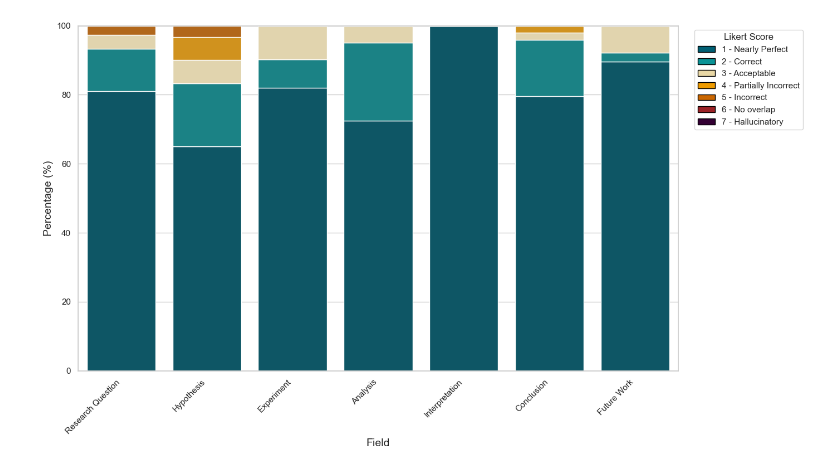
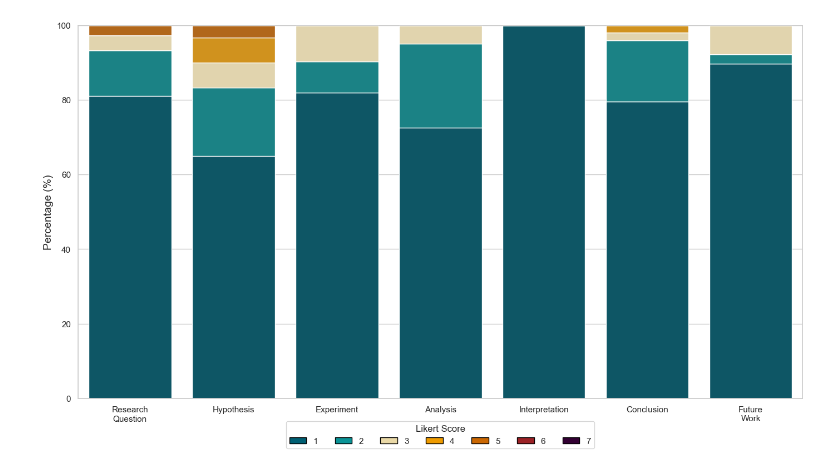
Before and after one commit to thijssnelleman/automated-reproducibility, a Jupyter notebook: likert_scale.ipynb, the cells around one changed output. Saved outputs shown, nothing was run; the diff lists cells and outputs as text; code cells hidden in the pictures.

```diff
--- a/likert_scale.ipynb
+++ b/likert_scale.ipynb
@@ -14,30 +14,30 @@ df = pd.read_csv(file_path)
 # 1. Map original field names to new, shorter names, grouping suggestions
 #    into 'Future Work'.
 field_mapping = {
-    'Research Question Likert Score': 'Research Question',
+    'Research Question Likert Score': 'Research\nQuestion',
     'Hypothesis Likert Score': 'Hypothesis',
     'Experiment Description Likert Score': 'Experiment',
     'Analysis Likert Score': 'Analysis',
     'Interpretation Likert Score': 'Interpretation',
     'Conclusion Likert Score': 'Conclusion',
-    'Suggested Research Question Likert Score': 'Future Work',
-    'Suggested Hypothesis Likert Score': 'Future Work'
+    'Suggested Research Question Likert Score': 'Future\nWork',
+    'Suggested Hypothesis Likert Score': 'Future\nWork'
 }
-df['field'] = df['field'].map(field_mapping)
+df['section'] = df['section'].map(field_mapping)
 
 # 2. Define the desired order for the fields
 field_order = [
-    'Research Question',
+    'Research\nQuestion',
     'Hypothesis',
     'Experiment',
     'Analysis',
     'Interpretation',
     'Conclusion',
-    'Future Work'
+    'Future\nWork'
 ]
 
-# Create a cross-tabulation to count occurrences of each Likert 'value' for each 'field'
-counts_df = pd.crosstab(df['field'], df['value'])
+# Create a cross-tabulation to count occurrences of each Likert 'value' for each 'section'
+counts_df = pd.crosstab(df['section'], df['value'])
 
 # 3. Reorder the DataFrame according to the specified field_order
 #    and ensure all Likert values (1-7) are present as columns.
@@ -56,7 +56,6 @@ plt.figure(figsize=(14, 8))
 # The `bottom` parameter is updated in each iteration to stack the bars
 bottom = pd.Series([0.0] * len(percentages_df), index=percentages_df.index)
 
-# 4. Use a softer, perceptually uniform Green-to-Red color palette
 # 4. Use a distinct, perceptually uniform Green-to-Red color palette
 colors = [
     "#005f73",  # 1: Deep Ocean Blue/Teal (Highly distinct from 2)
@@ -67,13 +66,6 @@ colors = [
     "#9b2226",  # 6: Maroon
     "#330033"   # 7: Dark Purple
 ]
-
-# --- Build color map (green → red) ---
-# import numpy as np
-# scores = [1,2,3,4,5,6,7]
-# norm_vals = (np.array(scores) - min(scores)) / (max(scores) - min(scores))
-# colors = plt.cm.RdYlGn_r(norm_vals)
-
 
 for i, col in enumerate(percentages_df.columns):
     ax = sns.barplot(
@@ -88,40 +80,37 @@ for i, col in enumerate(percentages_df.columns):
 
 # --- Formatting and Labels ---
 
 # Add titles and labels for clarity
 #ax.set_title('Likert Scale Distribution per Field', fontsize=18)
-ax.set_xlabel('Field', fontsize=14)
+ax.set_xlabel(None)
 ax.set_ylabel('Percentage (%)', fontsize=14)
 
 # Define full set of possible labels
 all_legend_labels = {
     1: "1 - Nearly Perfect",
     2: "2 - Correct",
     3: "3 - Acceptable",
     4: "4 - Partially Incorrect",
     5: "5 - Incorrect",
     6: "6 - No overlap",
     7: "7 - Hallucinatory"
 }
 
 # Create legend handles and labels for all possible scores (1-7)
 legend_handles = []
 legend_labels = []
 for score in range(1, 8):
-    legend_handles.append(Patch(facecolor=colors[score-1], edgecolor='black'))
-    legend_labels.append(all_legend_labels[score])
-
-# Rotate x-axis labels for better readability
-plt.xticks(rotation=45, ha='right')
+    legend_handles.append(Patch(facecolor=colors[score-1], edgecolor='black', label=str(score)))
+    legend_labels.append(str(score))
 
 # Add a legend with custom handles to ensure colors are displayed correctly
-ax.legend(handles=legend_handles, labels=legend_labels, title='Likert Score', bbox_to_anchor=(1.02, 1), loc='upper left')
-
+#ax.legend(handles=legend_handles, labels=legend_labels, title='Likert Score', bbox_to_anchor=(1.02, 1), loc='upper left')
+ax.legend(handles=legend_handles, title='Likert Score', loc='upper center', bbox_to_anchor=(0.5, -0.05), ncol=len(legend_labels))
 # Ensure the layout is tight
 plt.tight_layout()
 
 # Display the plot
-plt.savefig(f"plots/likert_scale_bars.pdf", dpi=600)
+plt.savefig(f"plots/likert_scale_bars.pdf", dpi=6000)
 plt.show()
 # %% [output]
-[figure, old version]
+[figure, new version]
```
Also changed, not shown: 4 other files.
